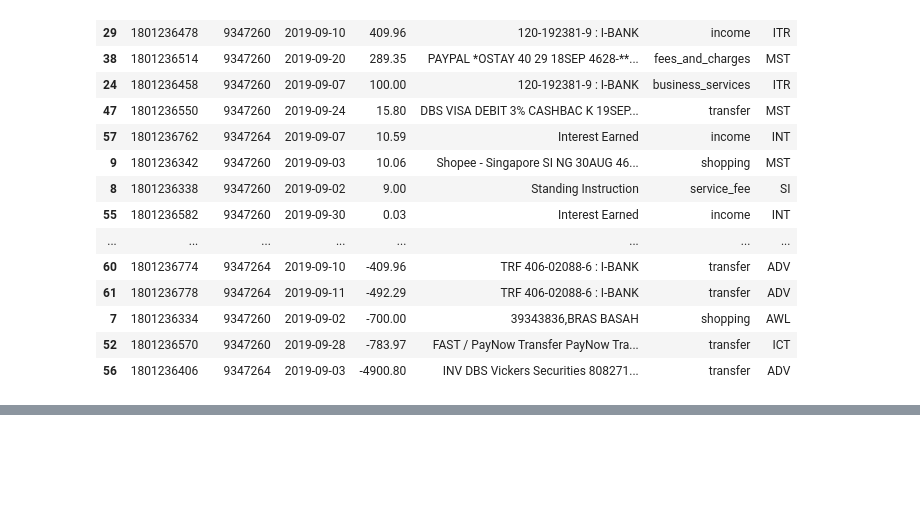
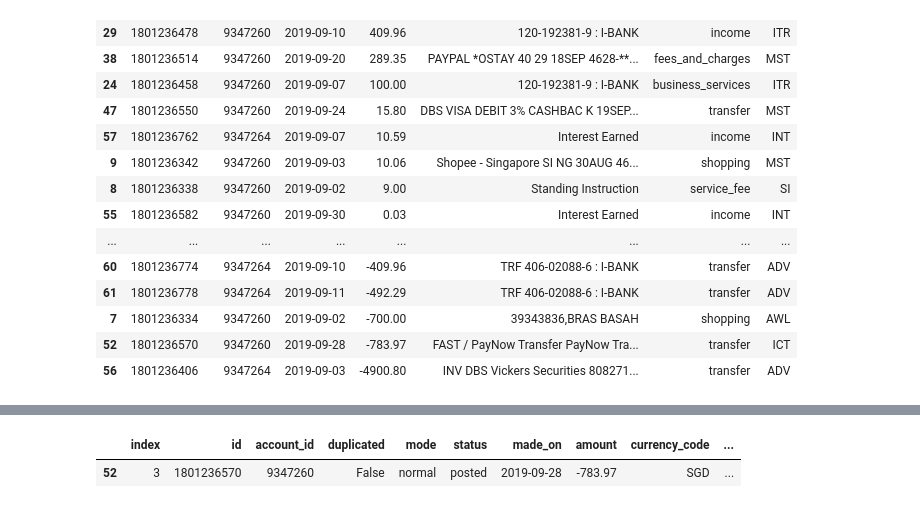
Before and after one commit to AdityaSidharta/BudgetTracker, a Jupyter notebook: notebooks/process.ipynb, the cells around one changed output, grey strips where cells are left out. Saved outputs shown, nothing was run; the diff lists cells and outputs as text; code cells hidden in the pictures; blank space fills up the shorter version.

```diff
--- a/notebooks/process.ipynb
+++ b/notebooks/process.ipynb
@@ -81,0 +101,5 @@ full_df[['id', 'account_id', 'made_on', 'amount', 'description', 'category', 'ty
+# %%
+full_df[full_df.type == 'ICT']
+# %% [output]
+|  | index | id | account_id | duplicated | mode | status | made_on | amount | currency_code | ... |
+| 52 | 3 | 1801236570 | 9347260 | False | normal | posted | 2019-09-28 | -783.97 | SGD | ... |
```
Also changed, not shown: parts of 5 cells of this notebook, 4 other files.
